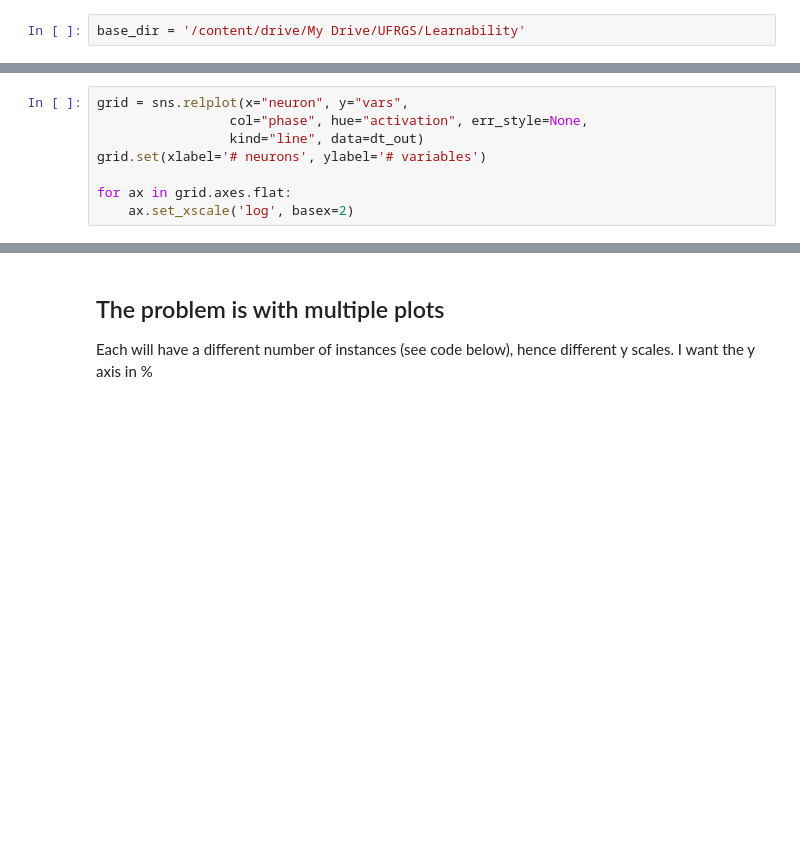
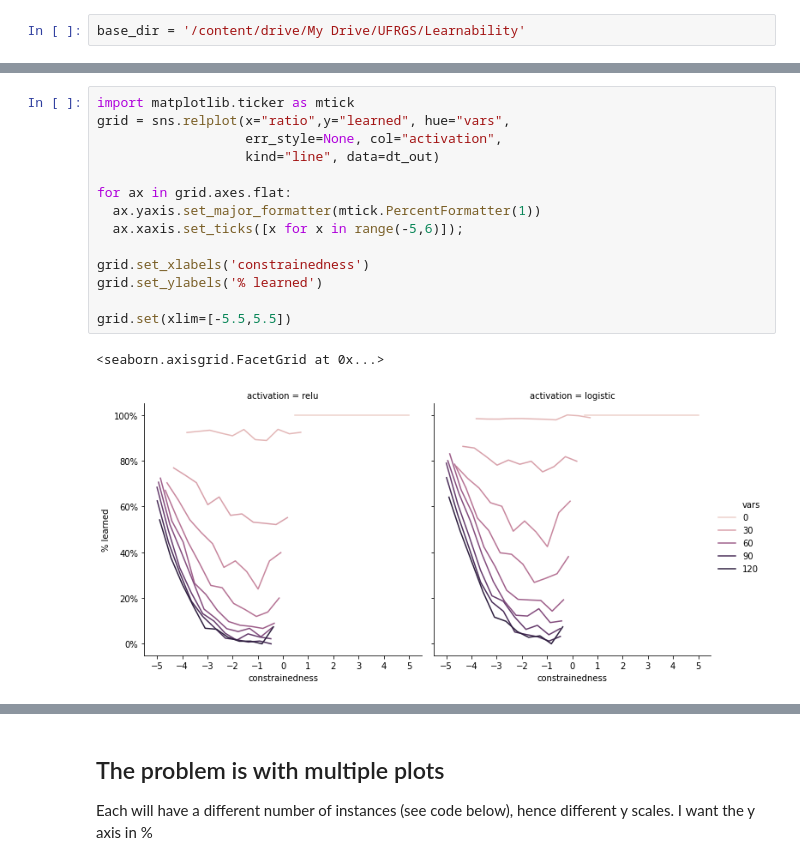
Before and after one commit to andertavares/mlbf, a Jupyter notebook: notebooks/Analysis_learn-vs-sat.ipynb, the cells around one changed output, grey strips where cells are left out. Drawn from its saved outputs; the diff is of its cells as text; blank space fills up the shorter version.

```diff
--- a/notebooks/Analysis_learn-vs-sat.ipynb
+++ b/notebooks/Analysis_learn-vs-sat.ipynb
@@ -151,8 +120,0 @@ sns.barplot(x='neuron', y='vars',hue='activation', data=dt_out)
-# %%
-grid = sns.relplot(x="neuron", y="vars",
-                 col="phase", hue="activation", err_style=None,
-                 kind="line", data=dt_out)
-grid.set(xlabel='# neurons', ylabel='# variables')
-
-for ax in grid.axes.flat:
-    ax.set_xscale('log', basex=2)
@@ -190,0 +155,17 @@ sns.catplot("vars", col="neuron",
+# %%
+import matplotlib.ticker as mtick
+grid = sns.relplot(x="ratio",y="learned", hue="vars",
+                   err_style=None, col="activation",
+                   kind="line", data=dt_out)
+
+for ax in grid.axes.flat:
+  ax.yaxis.set_major_formatter(mtick.PercentFormatter(1))
+  ax.xaxis.set_ticks([x for x in range(-5,6)]);
+
+grid.set_xlabels('constrainedness')
+grid.set_ylabels('% learned')
+
+grid.set(xlim=[-5.5,5.5])
+# %% [output]
+<seaborn.axisgrid.FacetGrid at 0x...>
+[figure, added]
```
Also changed, not shown: parts of 18 cells of this notebook.
